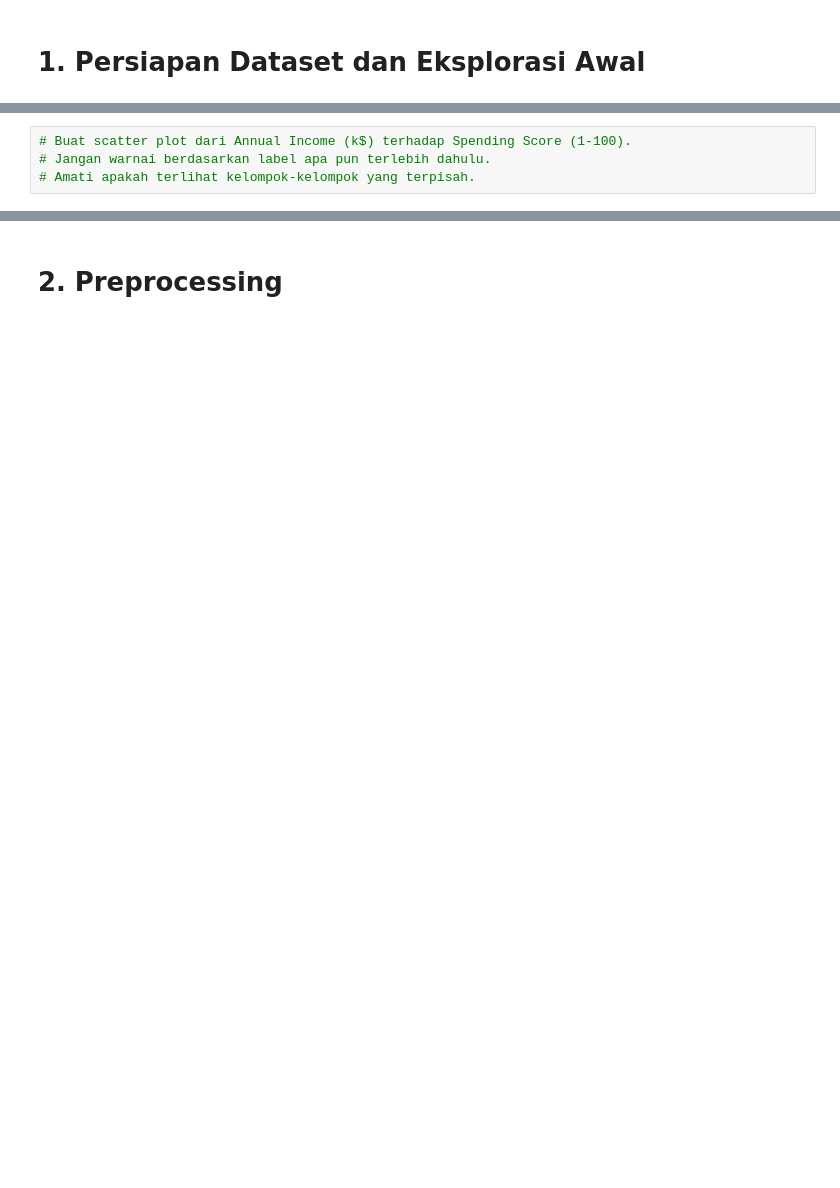
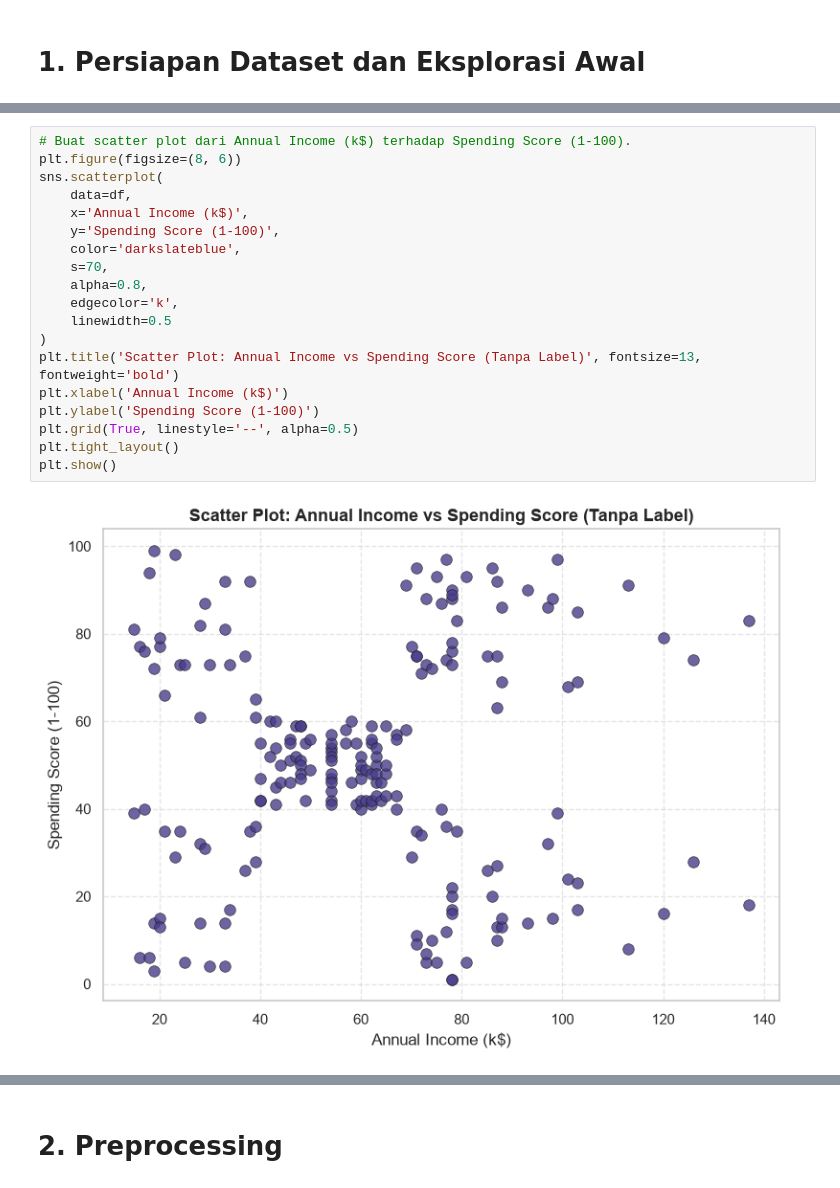
Before and after one commit to alfiwillianz-kuliah/Praktikum-ML-RKA, a Jupyter notebook: 7. DBSCAN, BIRCH, EM/DBSCAN_BIRCH_EM_NRP.ipynb, the cells around one changed output, grey strips where cells are left out. Drawn from its saved outputs; the diff is of its cells as text; blank space fills up the shorter version.

```diff
--- a/7. DBSCAN, BIRCH, EM/DBSCAN_BIRCH_EM_NRP.ipynb
+++ b/7. DBSCAN, BIRCH, EM/DBSCAN_BIRCH_EM_NRP.ipynb
@@ -63,7 +141,24 @@ Langkah pengerjaan:
 # %%
 # Buat scatter plot dari Annual Income (k$) terhadap Spending Score (1-100).
-# Jangan warnai berdasarkan label apa pun terlebih dahulu.
-# Amati apakah terlihat kelompok-kelompok yang terpisah.
+plt.figure(figsize=(8, 6))
+sns.scatterplot(
+    data=df,
+    x='Annual Income (k$)',
+    y='Spending Score (1-100)',
+    color='darkslateblue',
+    s=70,
+    alpha=0.8,
+    edgecolor='k',
+    linewidth=0.5
+)
+plt.title('Scatter Plot: Annual Income vs Spending Score (Tanpa Label)', fontsize=13, fontweight='bold')
+plt.xlabel('Annual Income (k$)')
+plt.ylabel('Spending Score (1-100)')
+plt.grid(True, linestyle='--', alpha=0.5)
+plt.tight_layout()
+plt.show()
+# %% [output]
+[figure, added]
 # %% [markdown]
 ## Pertanyaan EDA
 
```
Also changed, not shown: parts of 31 cells of this notebook, 1 other file.
